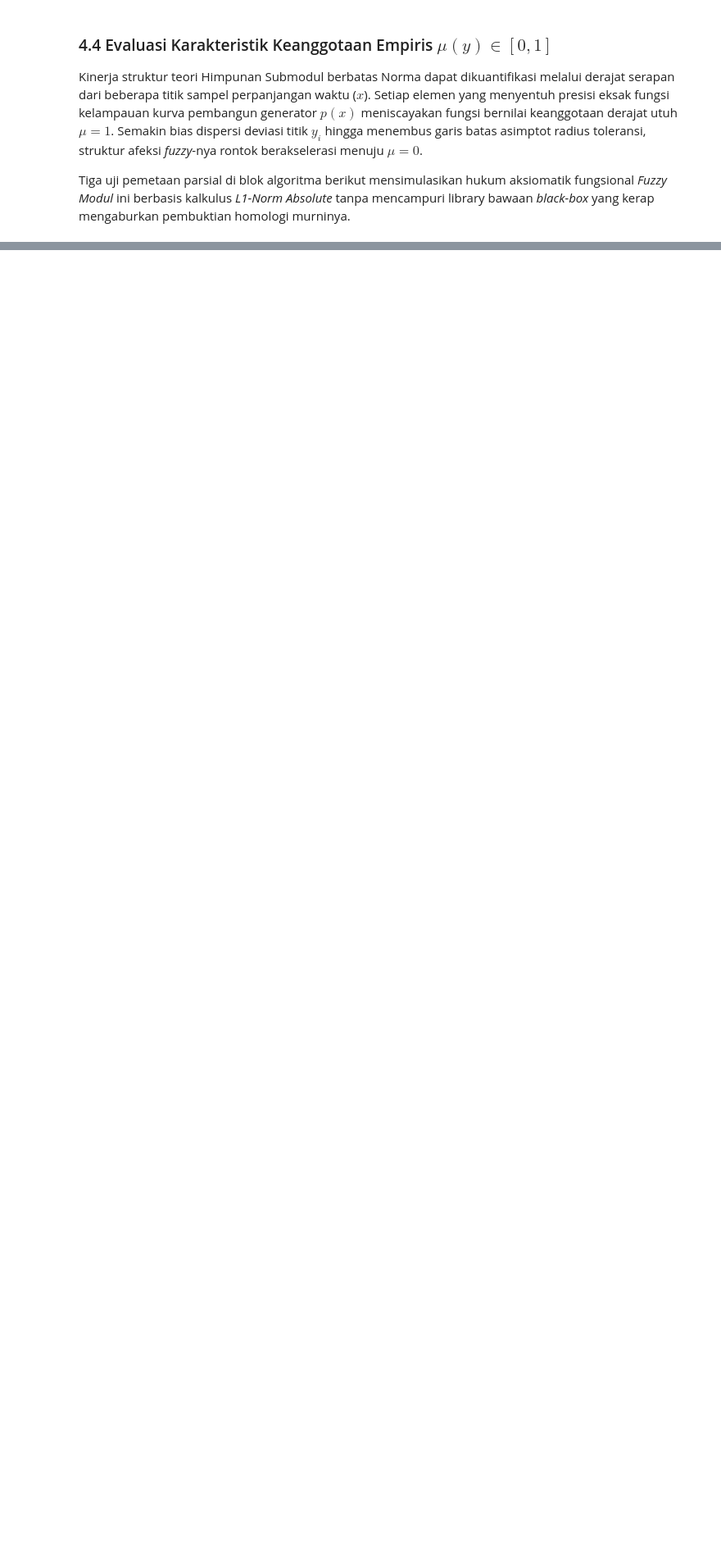
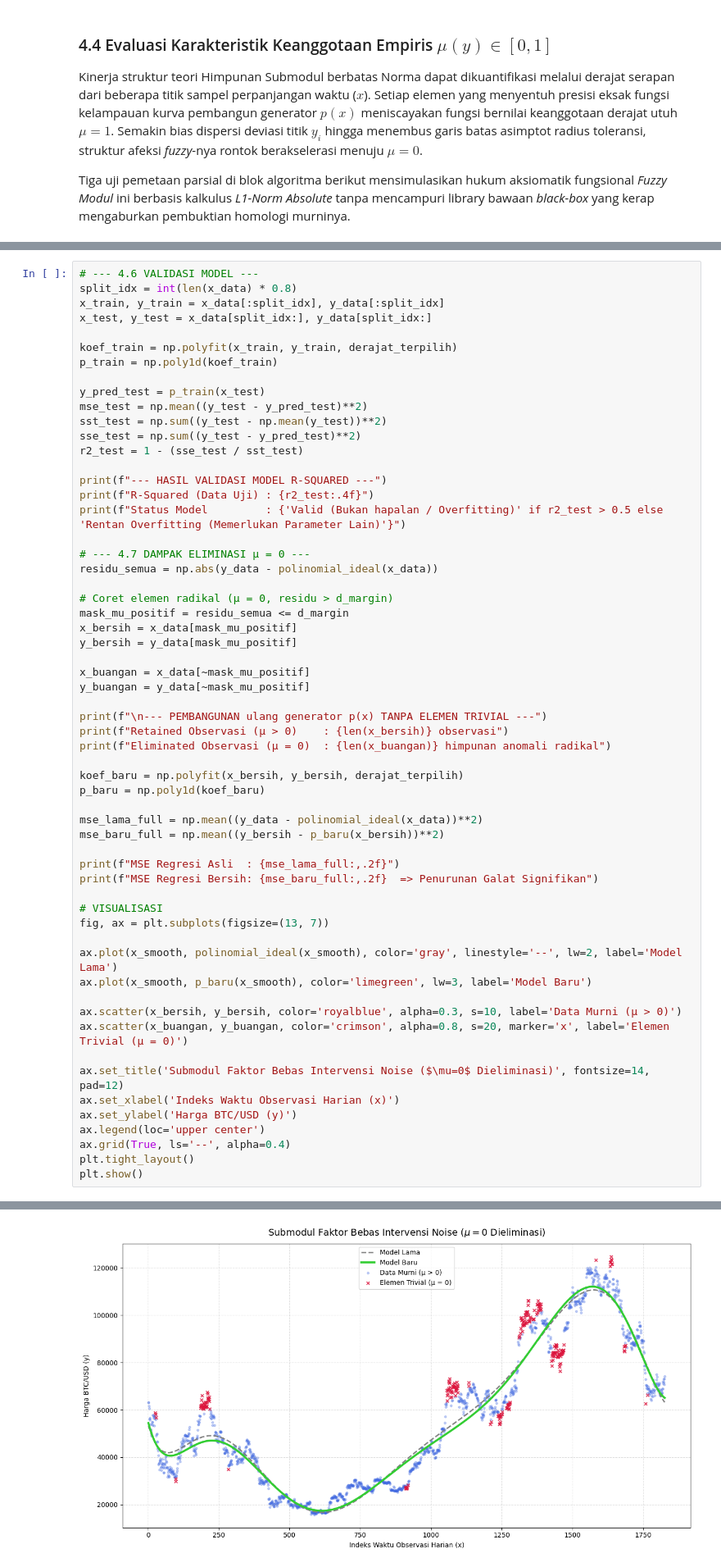
Before and after one commit to TetewHeroez/Tugas-Kuliah, a Jupyter notebook: Semester 8/Teori Modul/Modul Fuzzy/ModulFuzzy.ipynb, the cells around one changed output, grey strips where cells are left out. Shown at 82% size. Saved outputs shown, nothing was run; the diff lists cells and outputs as text; blank space fills up the shorter version.

```diff
--- a/Semester 8/Teori Modul/Modul Fuzzy/ModulFuzzy.ipynb
+++ b/Semester 8/Teori Modul/Modul Fuzzy/ModulFuzzy.ipynb
@@ -377,0 +386,60 @@ Hari Ke-1926 | Prediksi Harga Sentral:  72,824.42 USD  || Margin Toleransi [ 61,
+# %%
+# --- 4.6 VALIDASI MODEL ---
+split_idx = int(len(x_data) * 0.8)
+x_train, y_train = x_data[:split_idx], y_data[:split_idx]
+x_test, y_test = x_data[split_idx:], y_data[split_idx:]
+
+koef_train = np.polyfit(x_train, y_train, derajat_terpilih)
+p_train = np.poly1d(koef_train)
+
+y_pred_test = p_train(x_test)
+mse_test = np.mean((y_test - y_pred_test)**2)
+sst_test = np.sum((y_test - np.mean(y_test))**2)
+sse_test = np.sum((y_test - y_pred_test)**2)
+r2_test = 1 - (sse_test / sst_test)
+
+print(f"--- HASIL VALIDASI MODEL R-SQUARED ---")
+print(f"R-Squared (Data Uji) : {r2_test:.4f}")
+print(f"Status Model         : {'Valid (Bukan hapalan / Overfitting)' if r2_test > 0.5 else 'Rentan Overfitting (Memerlukan Parameter Lain)'}")
+
+# --- 4.7 DAMPAK ELIMINASI μ = 0 ---
+residu_semua = np.abs(y_data - polinomial_ideal(x_data))
+
+# Coret elemen radikal (μ = 0, residu > d_margin)
+mask_mu_positif = residu_semua <= d_margin
+x_bersih = x_data[mask_mu_positif]
+y_bersih = y_data[mask_mu_positif]
+
+x_buangan = x_data[~mask_mu_positif]
+y_buangan = y_data[~mask_mu_positif]
+
+print(f"\n--- PEMBANGUNAN ulang generator p(x) TANPA ELEMEN TRIVIAL ---")
+print(f"Retained Observasi (μ > 0)    : {len(x_bersih)} observasi")
+print(f"Eliminated Observasi (μ = 0)  : {len(x_buangan)} himpunan anomali radikal")
+
+koef_baru = np.polyfit(x_bersih, y_bersih, derajat_terpilih)
+p_baru = np.poly1d(koef_baru)
+
+mse_lama_full = np.mean((y_data - polinomial_ideal(x_data))**2)
+mse_baru_full = np.mean((y_bersih - p_baru(x_bersih))**2)
+
+print(f"MSE Regresi Asli  : {mse_lama_full:,.2f}")
+print(f"MSE Regresi Bersih: {mse_baru_full:,.2f}  => Penurunan Galat Signifikan")
+
+# VISUALISASI
+fig, ax = plt.subplots(figsize=(13, 7))
+
+ax.plot(x_smooth, polinomial_ideal(x_smooth), color='gray', linestyle='--', lw=2, label='Model Lama')
+ax.plot(x_smooth, p_baru(x_smooth), color='limegreen', lw=3, label='Model Baru')
+
+ax.scatter(x_bersih, y_bersih, color='royalblue', alpha=0.3, s=10, label='Data Murni (μ > 0)')
+ax.scatter(x_buangan, y_buangan, color='crimson', alpha=0.8, s=20, marker='x', label='Elemen Trivial (μ = 0)')
+
+ax.set_title('Submodul Faktor Bebas Intervensi Noise ($\mu=0$ Dieliminasi)', fontsize=14, pad=12)
+ax.set_xlabel('Indeks Waktu Observasi Harian (x)')
+ax.set_ylabel('Harga BTC/USD (y)')
+ax.legend(loc='upper center')
+ax.grid(True, ls='--', alpha=0.4)
+plt.tight_layout()
+plt.show()
+# %% [output]
@@ -378,3 +455,4 @@ Hari Ke-1926 | Prediksi Harga Sentral:  72,824.42 USD  || Margin Toleransi [ 61,
+[figure, added]
 # %% [markdown]
 ---
 ## BAB V: KESIMPULAN
```
Also changed, not shown: parts of 7 cells of this notebook, 1 other file.
